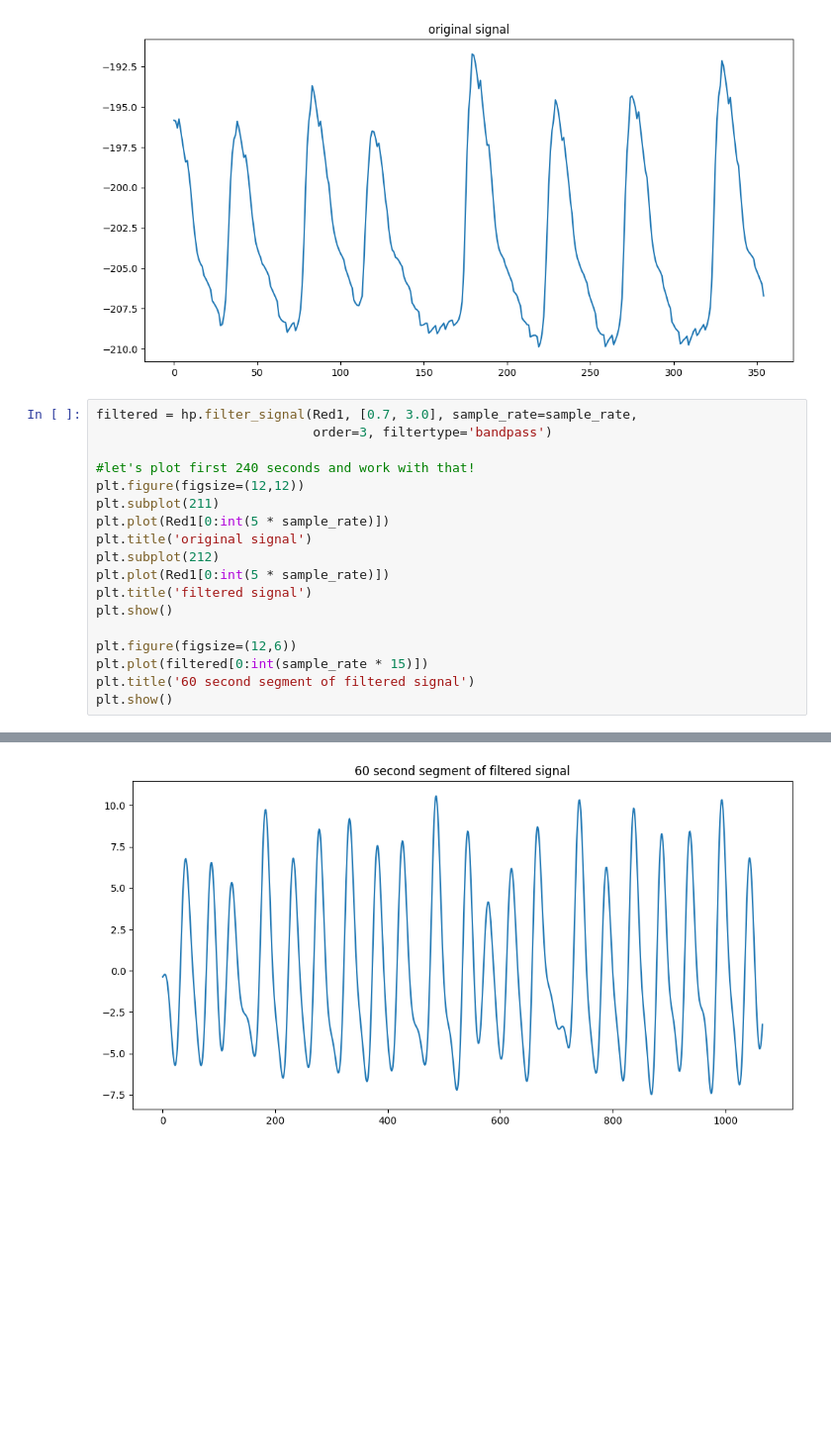
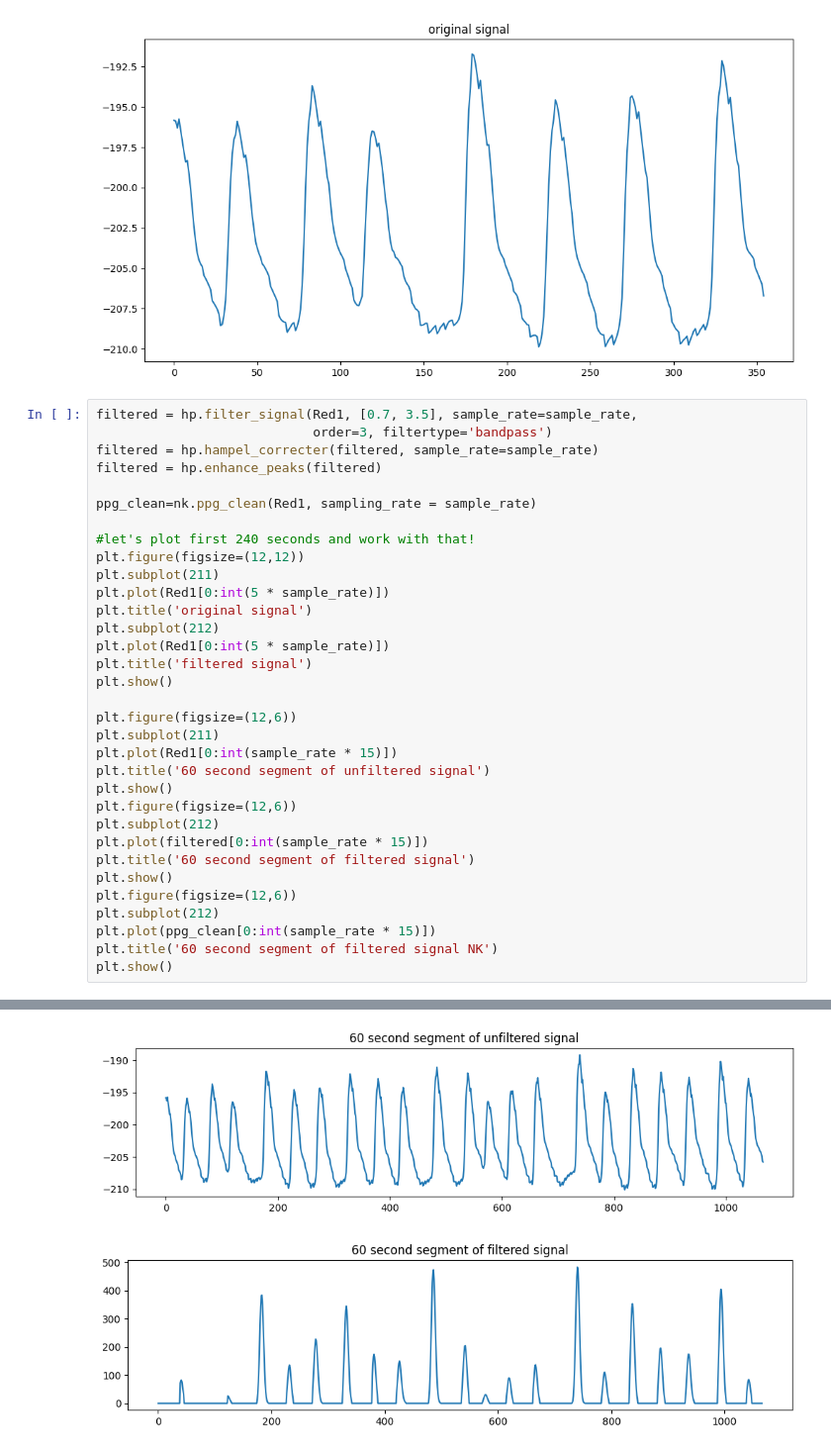
Before and after one commit to Jazzmin-Washington/ElectronRx-Technical-Interview_Graduate-Trainee-Data-Scientist, a Jupyter notebook: Preprocessing_Steps.ipynb, the cells around one changed output, grey strips where cells are left out. Shown at 99% size. Cells and saved outputs as stored; diff of their text form; blank space fills up the shorter version.

```diff
--- a/Preprocessing_Steps.ipynb
+++ b/Preprocessing_Steps.ipynb
@@ -110,23 +110,39 @@ plt.show()
 # %% [output]
 [figure]
 # %%
-filtered = hp.filter_signal(Red1, [0.7, 3.0], sample_rate=sample_rate,
+filtered = hp.filter_signal(Red1, [0.7, 3.5], sample_rate=sample_rate,
                             order=3, filtertype='bandpass')
+filtered = hp.hampel_correcter(filtered, sample_rate=sample_rate)
+filtered = hp.enhance_peaks(filtered)
+
+ppg_clean=nk.ppg_clean(Red1, sampling_rate = sample_rate)
 
 #let's plot first 240 seconds and work with that!
 plt.figure(figsize=(12,12))
 plt.subplot(211)
 plt.plot(Red1[0:int(5 * sample_rate)])
 plt.title('original signal')
 plt.subplot(212)
 plt.plot(Red1[0:int(5 * sample_rate)])
 plt.title('filtered signal')
 plt.show()
 
 plt.figure(figsize=(12,6))
+plt.subplot(211)
+plt.plot(Red1[0:int(sample_rate * 15)])
+plt.title('60 second segment of unfiltered signal')
+plt.show()
+plt.figure(figsize=(12,6))
+plt.subplot(212)
 plt.plot(filtered[0:int(sample_rate * 15)])
 plt.title('60 second segment of filtered signal')
 plt.show()
+plt.figure(figsize=(12,6))
+plt.subplot(212)
+plt.plot(ppg_clean[0:int(sample_rate * 15)])
+plt.title('60 second segment of filtered signal NK')
+plt.show()
 # %% [output]
 [figure]
-[figure, old version]
+[figure, new version]
+[figure, added]
```
Also changed, not shown: parts of 4 cells of this notebook.
